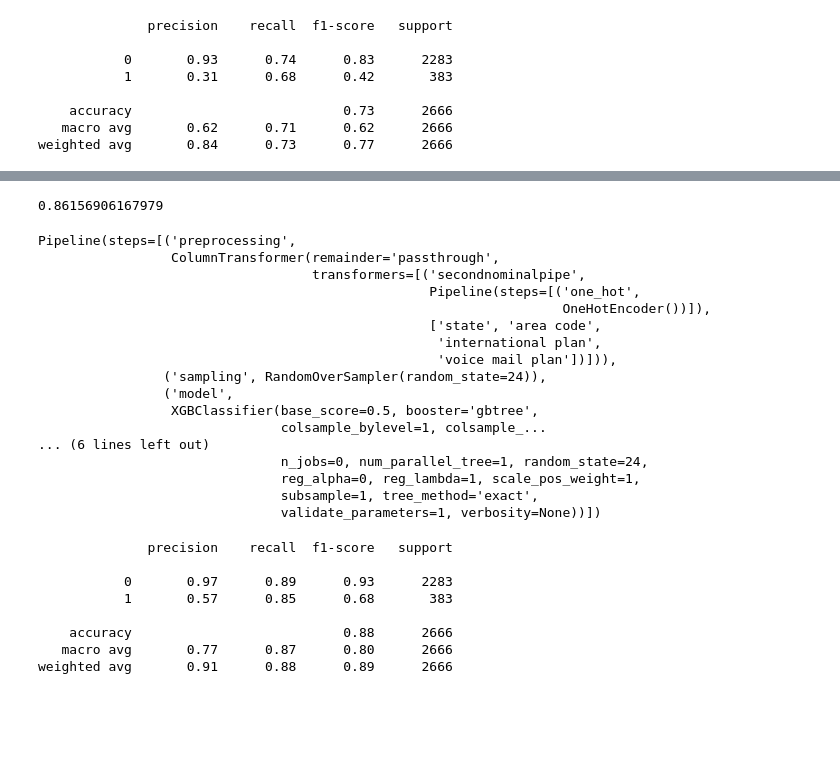
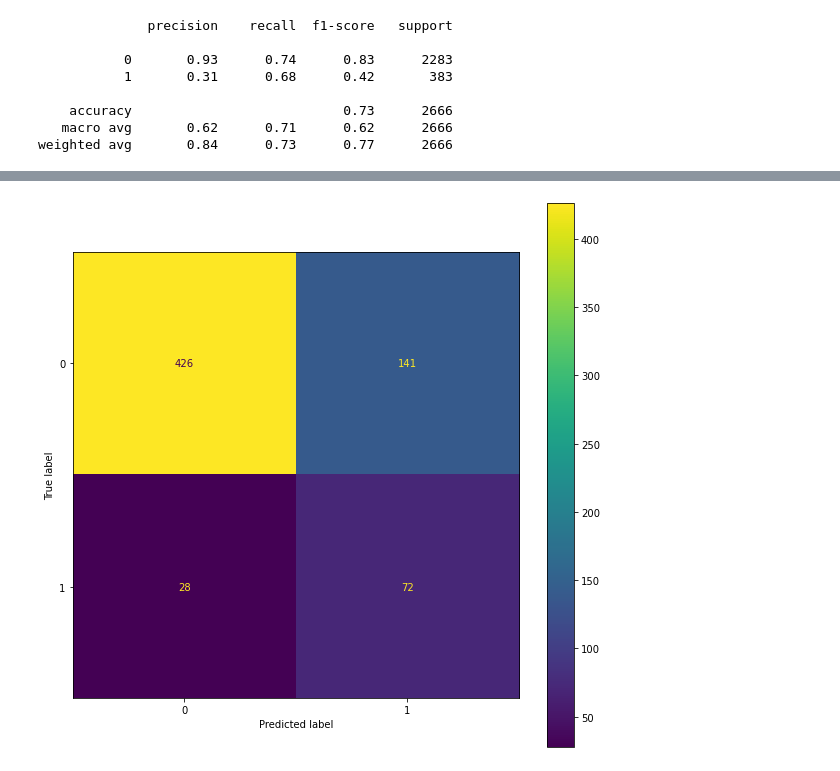
Before and after one commit to ddcots24/Churn, a Jupyter notebook: Daniel/Project_3_EDA.ipynb, the cells around one changed output, grey strips where cells are left out. Saved outputs shown, nothing was run; the diff lists cells and outputs as text; code cells hidden in the pictures; blank space fills up the shorter version.

```diff
--- a/Daniel/Project_3_EDA.ipynb
+++ b/Daniel/Project_3_EDA.ipynb
@@ -563,24 +197,0 @@ xgbgridsearch.best_params_
-# %%
-xgbgridsearch.best_score_
-# %% [output]
-0.86156906167979
-# %%
-xgbgridsearch.best_estimator
-# %% [output]
-Pipeline(steps=[('preprocessing',
-                 ColumnTransformer(remainder='passthrough',
-                                   transformers=[('secondnominalpipe',
-                                                  Pipeline(steps=[('one_hot',
-                                                                   OneHotEncoder())]),
-                                                  ['state', 'area code',
-                                                   'international plan',
-                                                   'voice mail plan'])])),
-                ('sampling', RandomOverSampler(random_state=24)),
-                ('model',
-                 XGBClassifier(base_score=0.5, booster='gbtree',
-                               colsample_bylevel=1, colsample_...
-... (6 lines left out)
-                               n_jobs=0, num_parallel_tree=1, random_state=24,
-                               reg_alpha=0, reg_lambda=1, scale_pos_weight=1,
-                               subsample=1, tree_method='exact',
-                               validate_parameters=1, verbosity=None))])
@@ -591,11 +198,6 @@ y_pred_xgb_tune = xgbgridbest.predict(X_train)
-# %%
-print(classification_report(y_train, y_pred_xgb_tune))
-# %% [output]
-              precision    recall  f1-score   support
-
-           0       0.97      0.89      0.93      2283
-           1       0.57      0.85      0.68       383
-
-    accuracy                           0.88      2666
-   macro avg       0.77      0.87      0.80      2666
-weighted avg       0.91      0.88      0.89      2666
+# %%
+fig, ax = plt.subplots(figsize = (10,10))
+cm2 = confusion_matrix(y_test, ros_pipe.predict(X_test))
+ConfusionMatrixDisplay(cm2).plot(ax = ax);
+# %% [output]
+[figure, added]
```
Also changed, not shown: parts of 103 cells of this notebook.
